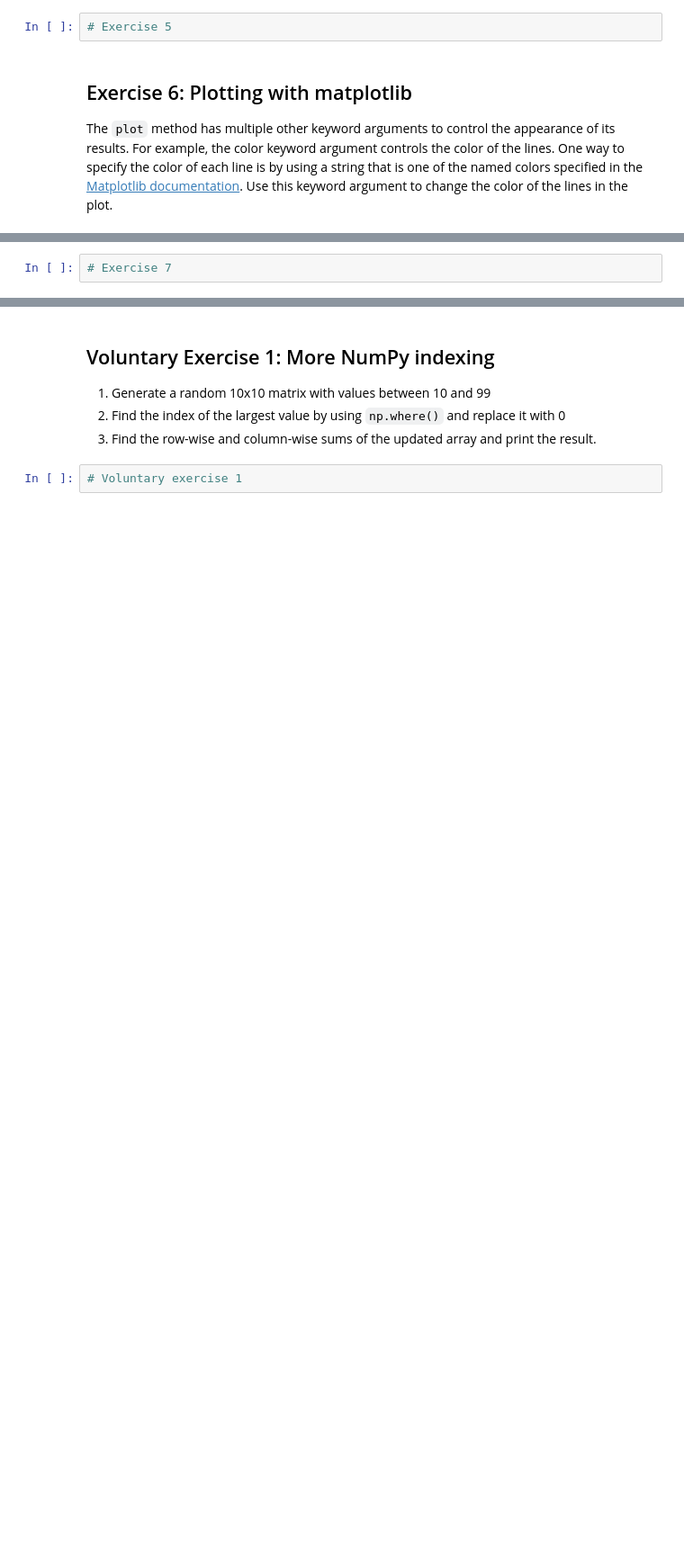
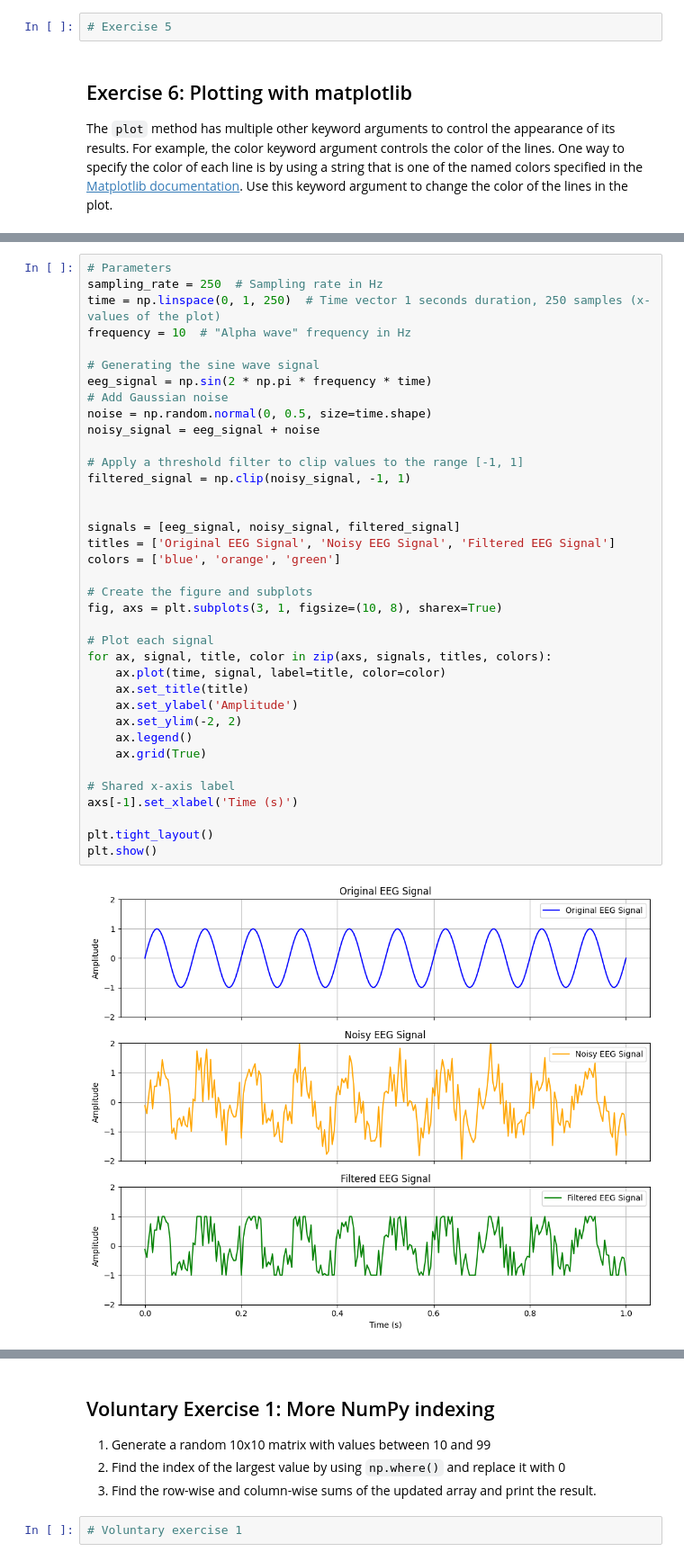
Before and after one commit to Jnmtz/Avatar-Legend-of-VR, a Jupyter notebook: book/introduction/5_Scientific_Comp/4_Exercises.ipynb, the cells around one changed output, grey strips where cells are left out. Shown at 90% size. Saved outputs shown, nothing was run; the diff lists cells and outputs as text; blank space fills up the shorter version.

```diff
--- a/book/introduction/5_Scientific_Comp/4_Exercises.ipynb
+++ b/book/introduction/5_Scientific_Comp/4_Exercises.ipynb
@@ -224,3 +161,40 @@ plt.show()
-# %%
-# Exercise 7
+# %%
+# Parameters
+sampling_rate = 250  # Sampling rate in Hz
+time = np.linspace(0, 1, 250)  # Time vector 1 seconds duration, 250 samples (x-values of the plot)
+frequency = 10  # "Alpha wave" frequency in Hz
+
+# Generating the sine wave signal
+eeg_signal = np.sin(2 * np.pi * frequency * time)
+# Add Gaussian noise
+noise = np.random.normal(0, 0.5, size=time.shape)
+noisy_signal = eeg_signal + noise
+
+# Apply a threshold filter to clip values to the range [-1, 1]
+filtered_signal = np.clip(noisy_signal, -1, 1)
+
+
+signals = [eeg_signal, noisy_signal, filtered_signal]
+titles = ['Original EEG Signal', 'Noisy EEG Signal', 'Filtered EEG Signal']
+colors = ['blue', 'orange', 'green']
+
+# Create the figure and subplots
+fig, axs = plt.subplots(3, 1, figsize=(10, 8), sharex=True)
+
+# Plot each signal
+for ax, signal, title, color in zip(axs, signals, titles, colors):
+    ax.plot(time, signal, label=title, color=color)
+    ax.set_title(title)
+    ax.set_ylabel('Amplitude')
+    ax.set_ylim(-2, 2)
+    ax.legend()
+    ax.grid(True)
+
+# Shared x-axis label
+axs[-1].set_xlabel('Time (s)')
+
+plt.tight_layout()
+plt.show()
+# %% [output]
+[figure, added]
 # %% [markdown]
```
Also changed, not shown: parts of 16 cells of this notebook.
